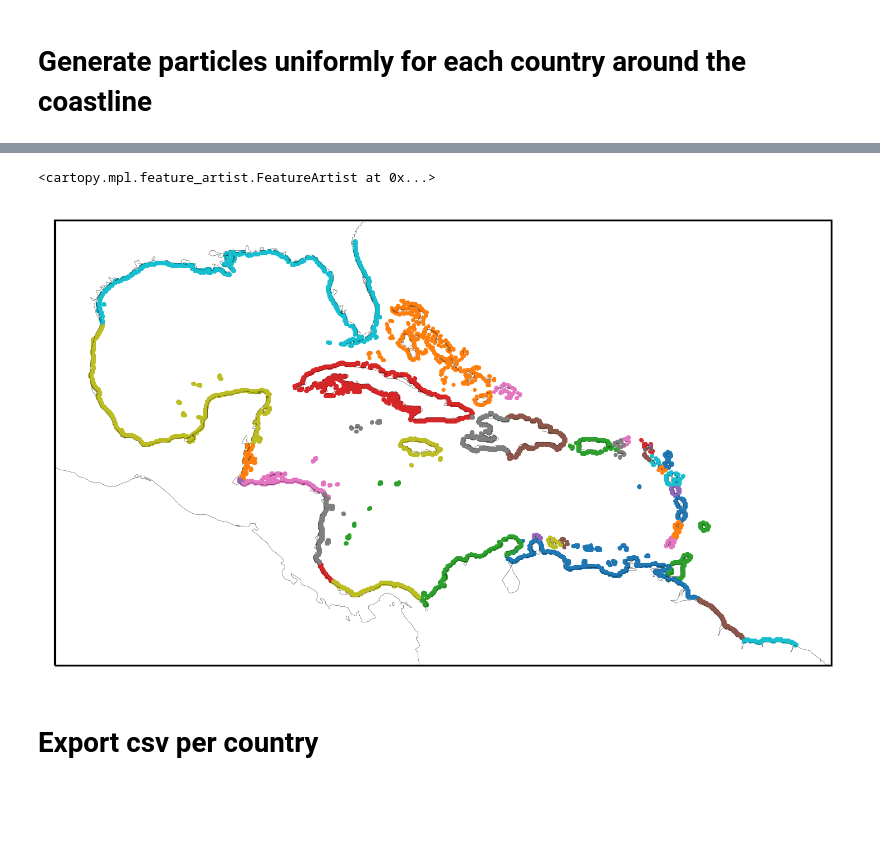
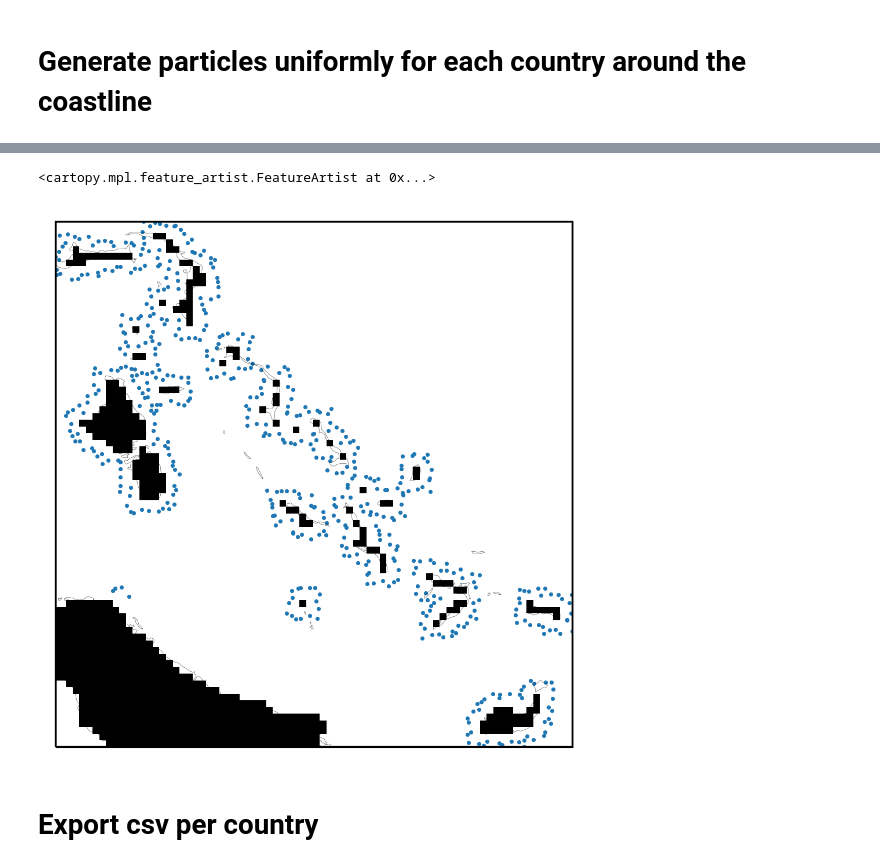
Before and after one commit to philippemiron/marine-litter-caribbean, a Jupyter notebook: notebooks/seeding-uniform.ipynb, the cells around one changed output, grey strips where cells are left out. Saved outputs shown, nothing was run; the diff lists cells and outputs as text; code cells hidden in the pictures; blank space fills up the shorter version.

```diff
--- a/notebooks/seeding-uniform.ipynb
+++ b/notebooks/seeding-uniform.ipynb
@@ -337,12 +179,0 @@ At this point we have moved the coastlines to the closest ocean model grid and w
-# %%
-fig = plt.figure(dpi=300)
-ax1 = fig.add_subplot(2,1,1,aspect='equal', projection=ccrs.PlateCarree())
-ax2 = fig.add_subplot(2,1,2,aspect='equal', projection=ccrs.PlateCarree())
-
-i = 28
-
-ax1.scatter(plon[region_paths_list[i][:,0]], plat[region_paths_list[i][:,1]], s=0.5, transform=ccrs.PlateCarree())
-ax1.add_feature(cfeature.COASTLINE, linewidth=0.1, zorder=1)
-
-ax2.scatter(plon[ocean_paths_list[i][:,0]], plat[ocean_paths_list[i][:,1]], s=0.5, transform=ccrs.PlateCarree())
-ax2.add_feature(cfeature.COASTLINE, linewidth=0.1, zorder=1)
@@ -367,16 +195,24 @@ def number_of_particles(tons):
     else:
         return 0
 # %%
+ds = xr.open_dataset('../data/process/country_GLBv0.08.nc')
+qlon = ds.qlon.values
+qlat = ds.qlat.values
+ds.close()
+
 np.random.seed(42)
-
 coast_x = []; coast_y = []; coast_w = []; coast_cid = []
 
-for c in range(0, len(caribbean_countries)):
-    mass = df.iloc[c]['uniform mpw [ton/year/gridcell]'] * mpw_to_ocean_ratio  # mpw into the ocean [tons]
+for c_id in range(0, len(caribbean_countries)):
+    mass = df.iloc[c_id]['uniform mpw [ton/year/gridcell]'] * mpw_to_ocean_ratio  # mpw into the ocean [tons]
     n = number_of_particles(mass)
 
     if n:
-        for i,j in ocean_paths_list[c]:
+        i,j,plon,plat = gridcell_country(c_id)
+        k = caribbean_filter(plon,plat)
+        i,j,plon,plat = i[k],j[k],plon[k],plat[k]
+
+        for i,j in zip(i,j):
             dx = qlon[i+1] - qlon[i]
             dy = qlat[j+1] - qlat[j]
 
@@ -384,7 +220,7 @@ for c in range(0, len(caribbean_countries)):
             coast_y.append(qlat[j] + np.random.random_sample(n) * dy)
             particles_mass = mass / 12 * light_particle_ratio # weight of monthly light particles [tons]
             coast_w.append(np.full(n, particles_mass/n))
-            coast_cid.append(np.full(n, c, dtype='int'))
+            coast_cid.append(np.full(n, c_id, dtype='int'))
 
 coast_x = np.hstack(coast_x)
 coast_y = np.hstack(coast_y)
@@ -405,15 +237,24 @@ A total of 10487.7 tons per month.
+# %%
+land = xr.open_dataset('../data/process/land_GLBv0.08.nc').land.values
+qlon = xr.open_dataset('../data/process/land_GLBv0.08.nc').qlon.values
+qlat = xr.open_dataset('../data/process/land_GLBv0.08.nc').qlat.values
 # %%
 fig = plt.figure(dpi=300)
 ax = fig.add_subplot(1,1,1,aspect='equal', projection=ccrs.PlateCarree())
 
-for c in range(0, len(caribbean_countries)):
-    r = np.where(coast_cid == c)
-    ax.scatter(coast_x[r], coast_y[r], s=0.5, transform=ccrs.PlateCarree())
+c_id = 1
+r = np.where(coast_cid == c_id)[0]
+
+ax.pcolormesh(qlon, qlat, land, transform=ccrs.PlateCarree(), cmap='binary')
+ax.scatter(coast_x[r], coast_y[r], s=0.5, transform=ccrs.PlateCarree())
+
+ax.set_xlim(np.min(coast_x[r]), np.max(coast_x[r]))
+ax.set_ylim(np.min(coast_y[r]), np.max(coast_y[r]))
 
 ax.add_feature(cfeature.COASTLINE, linewidth=0.1, zorder=1)
 # %% [output]
 <cartopy.mpl.feature_artist.FeatureArtist at 0x...>
-[figure, old version]
+[figure, new version]
 # %% [markdown]
 # Export csv per country
 # %%
```
Also changed, not shown: parts of 25 cells of this notebook, 9 other files.
